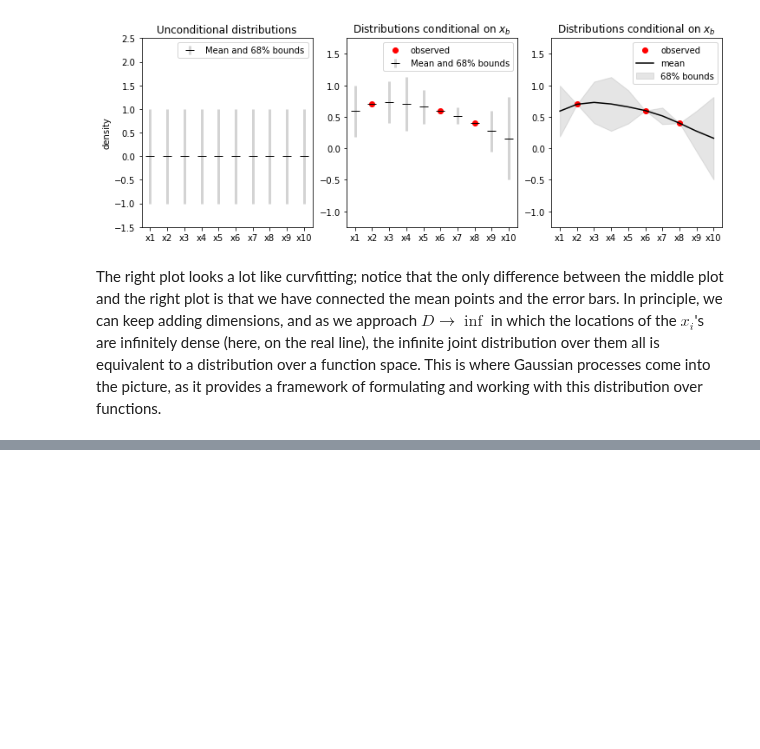
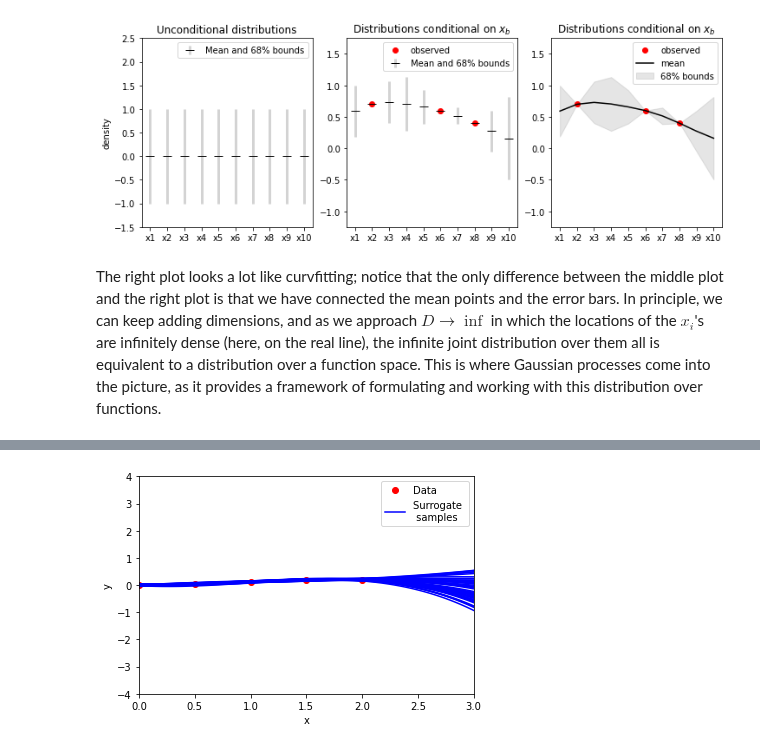
Before and after one commit to SebastianGlavind/PhD-study, a Jupyter notebook: Gaussian-processes/GPintro_intuitive.ipynb, the cells around one changed output, grey strips where cells are left out. Drawn from its saved outputs; the diff is of its cells as text; code cells hidden in the pictures; blank space fills up the shorter version.

```diff
--- a/Gaussian-processes/GPintro_intuitive.ipynb
+++ b/Gaussian-processes/GPintro_intuitive.ipynb
@@ -456,0 +522,19 @@ The right plot looks a lot like curvfitting; notice that the only difference bet
+# %%
+# Assume Jeffreys prior
+V_w_pos = np.linalg.inv( XX.T.dot(XX) )
+mu_w_pos = V_w_pos.dot(XX.T).dot(y)
+Sig_w_pos = V_w_pos * std_y**2
+
+# Sample weights
+np.random.seed(100)
+Wbayes = np.random.multivariate_normal(mean=mu_w_pos, cov=Sig_w_pos, size=50)
+# %%
+fbayes_plot = np.dot(XX_plot,Wbayes.T)
+
+plt.figure()
+plot_training_data(x,y)
+plt.plot(x_plot,fbayes_plot,'-b')
+plt.legend(['Data', 'Surrogate \n samples'])
+plt.show()
+# %% [output]
+[figure, added]
```
Also changed, not shown: parts of 13 cells of this notebook.
